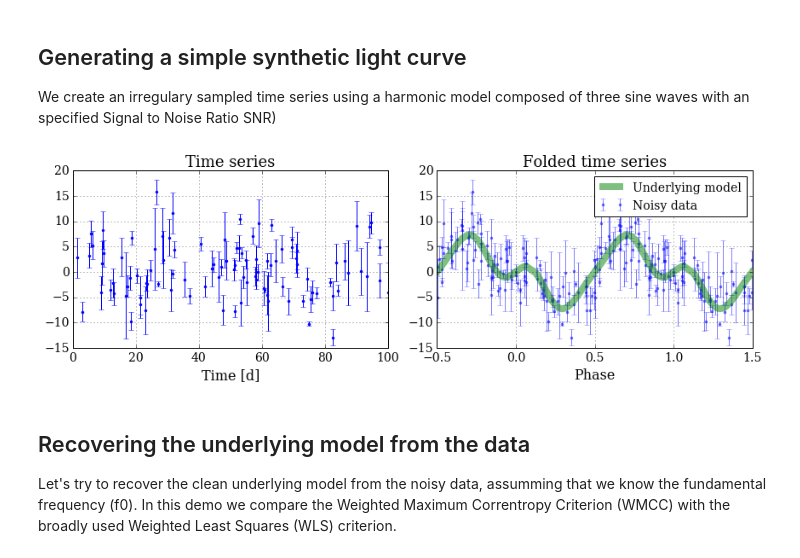
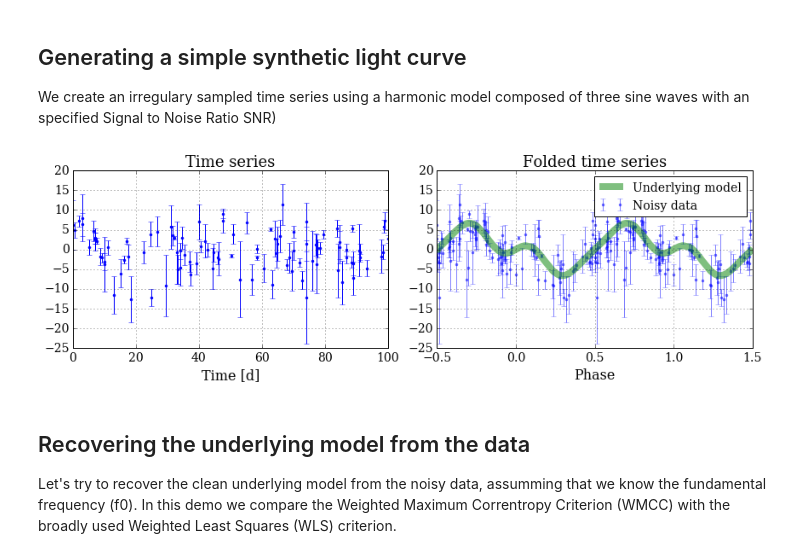
Before and after one commit to phuijse/P4J, a Jupyter notebook: examples/periodogram_demo.ipynb, the cells around one changed output. Cells and saved outputs as stored; diff of their text form; code cells hidden in the pictures.

```diff
--- a/examples/periodogram_demo.ipynb
+++ b/examples/periodogram_demo.ipynb
@@ -24,31 +24,31 @@ We create an irregulary sampled time series using a harmonic model composed of t
 # %%
 f0 = 2.0
 t = P4J.irregular_sampling(T=100.0, N=100)
 y_clean = P4J.trigonometric_model(t, f0, A=np.array([1.0, 0.5, -0.25]))
-y, y_noisy, dy = P4J.contaminate_time_series(t, y_clean, SNR=1.0, out_p=0.0)
+y, y_noisy, dy = P4J.contaminate_time_series(t, y_clean, SNR=0.0, red_noise_ratio=0.25, outlier_ratio=0.0)
 
 fig = plt.figure(figsize=(12, 4))
 ax = fig.add_subplot(1, 2, 1)
 ax.errorbar(t, y_noisy, dy, fmt='.')
 ax.set_xlabel('Time [d]')
 ax.set_title('Time series')
 plt.grid()
 ax = fig.add_subplot(1, 2, 2)
 phase = np.mod(t, 1/f0)*f0
 index = np.argsort(phase)
 ax.errorbar(np.concatenate([np.sort(phase)-0.5, np.sort(phase)+0.5]),
             np.concatenate([y_noisy[index], y_noisy[index]]),
             np.concatenate([dy[index], dy[index]]), fmt='.', alpha=0.5, label='Noisy data')
 ax.plot(np.concatenate([np.sort(phase)-0.5, np.sort(phase)+0.5]),
         np.concatenate([y[index], y[index]]),
         linewidth=8, alpha=0.5, label='Underlying model')
 plt.legend()
 ax.set_xlabel('Phase')
 ax.set_title('Folded time series')
 plt.grid()
 plt.tight_layout()
 # %% [output]
-[figure, old version]
+[figure, new version]
 # %% [markdown]
 ## Recovering the underlying model from the data
 
```
Also changed, not shown: parts of 4 cells of this notebook, 2 other files.
